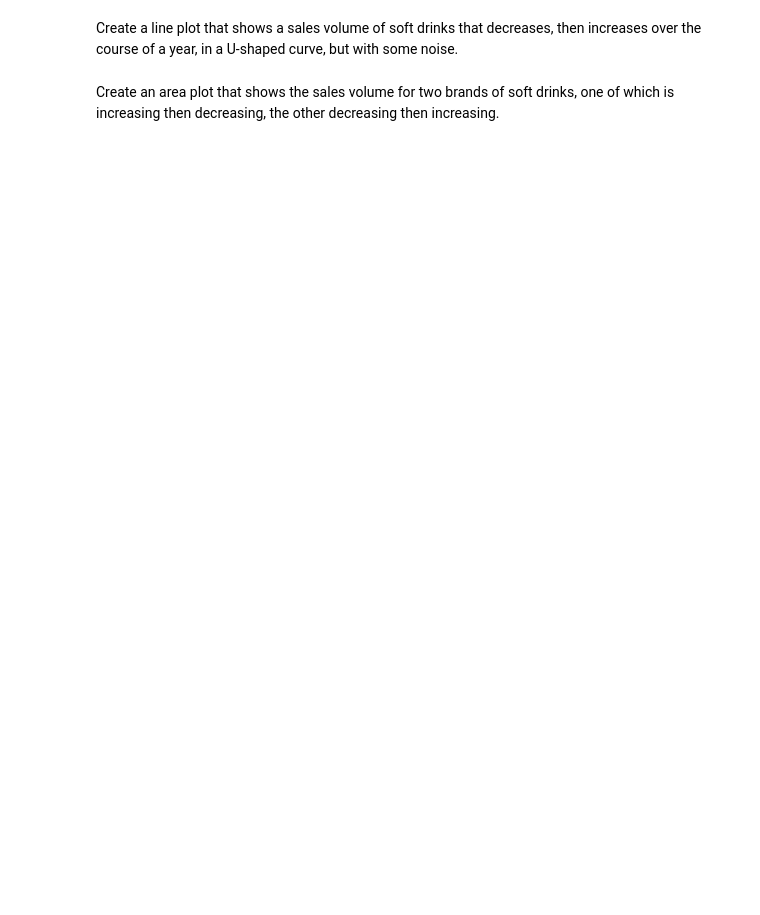
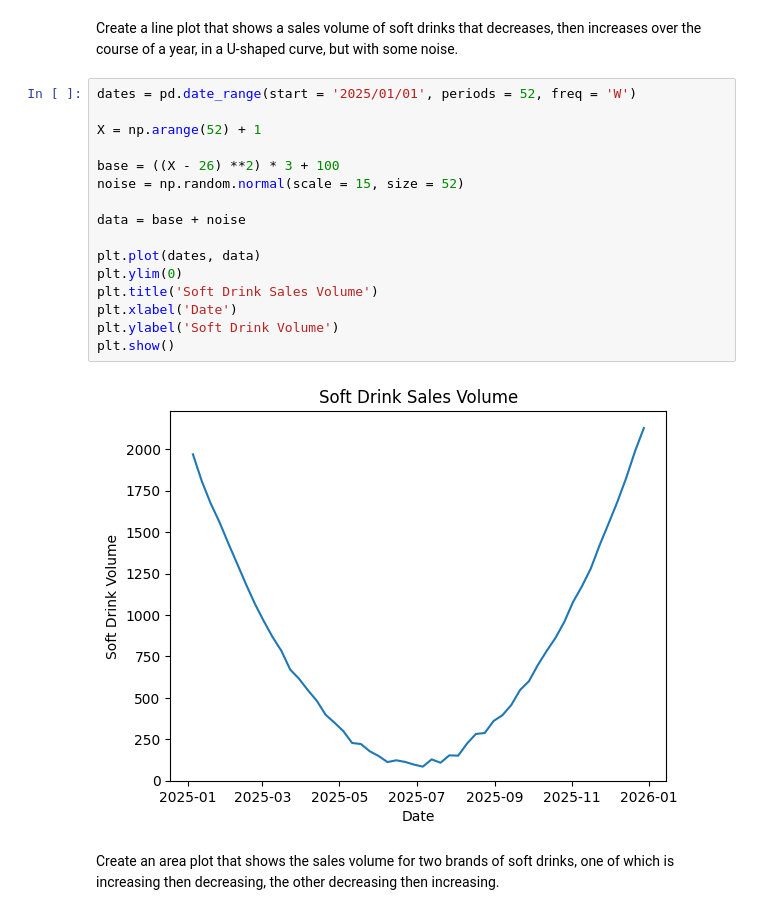
Before and after one commit to eghatzis0527/DX699---HW-Assignments, a Jupyter notebook: OMDS-ModB2-Week5-Hatzis-Eleni.ipynb, the cells around one changed output. Saved outputs shown, nothing was run; the diff lists cells and outputs as text; blank space fills up the shorter version.

```diff
--- a/OMDS-ModB2-Week5-Hatzis-Eleni.ipynb
+++ b/OMDS-ModB2-Week5-Hatzis-Eleni.ipynb
@@ -181,4 +246,22 @@ Image("histogram.png")
 # %% [markdown]
 Create a line plot that shows a sales volume of soft drinks that decreases, then increases over the course of a year, in a U-shaped curve, but with some noise.
+# %%
+dates = pd.date_range(start = '2025/01/01', periods = 52, freq = 'W')
+
+X = np.arange(52) + 1
+
+base = ((X - 26) **2) * 3 + 100
+noise = np.random.normal(scale = 15, size = 52)
+
+data = base + noise
+
+plt.plot(dates, data)
+plt.ylim(0)
+plt.title('Soft Drink Sales Volume')
+plt.xlabel('Date')
+plt.ylabel('Soft Drink Volume')
+plt.show()
+# %% [output]
+[figure, added]
 # %% [markdown]
 Create an area plot that shows the sales volume for two brands of soft drinks, one of which is increasing then decreasing, the other decreasing then increasing.
```
Also changed, not shown: parts of 13 cells of this notebook.
